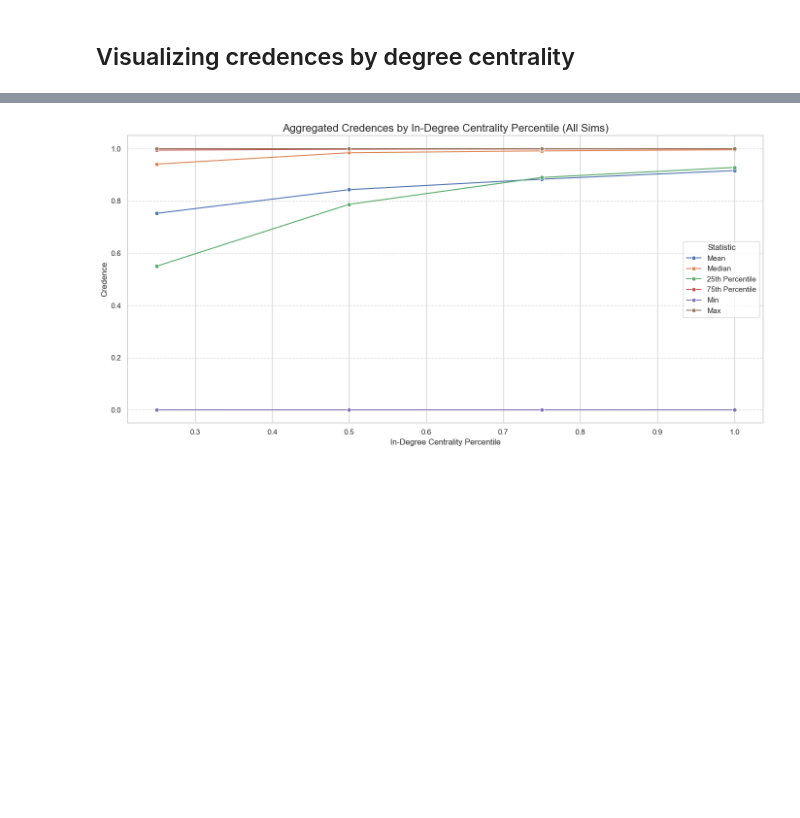
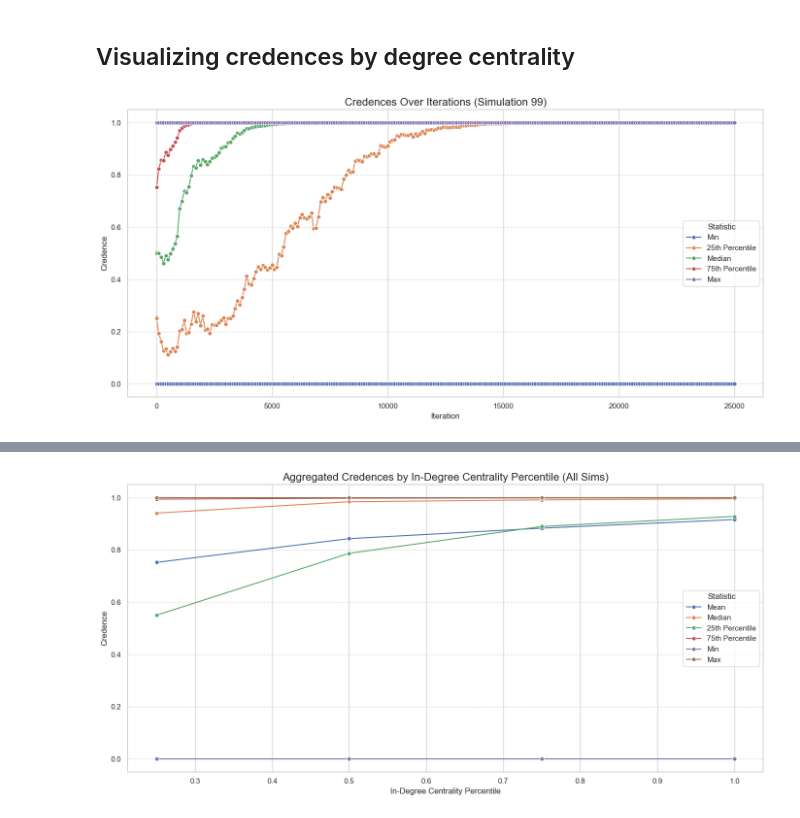
Before and after one commit to alexandroskoliousis/polygraphs, a Jupyter notebook: examples/beliefs/beliefs_comparision.ipynb, the cells around one changed output, grey strips where cells are left out. Drawn from its saved outputs; the diff is of its cells as text; code cells hidden in the pictures; blank space fills up the shorter version.

```diff
--- a/examples/beliefs/beliefs_comparision.ipynb
+++ b/examples/beliefs/beliefs_comparision.ipynb
@@ -269,3 +269,90 @@ for op in unique_ops:
 [figure]
 # %% [markdown]
 ## Visualizing credences by degree centrality
+# %%
+import networkx as nx
+
+# Single Simulation Visualization
+sim_id = 99
+beliefs = processor.beliefs[sim_id].reset_index()
+graph = processor.graphs[sim_id]
+
+# Ensure the graph is directed
+if not graph.is_directed():
+    graph = nx.DiGraph(graph)
+
+# Compute in-degree and out-degree centrality
+beliefs["in_degree_centrality"] = beliefs["node"].map(nx.in_degree_centrality(graph))
+beliefs["out_degree_centrality"] = beliefs["node"].map(nx.out_degree_centrality(graph))
+
+# Compute statistics by iteration
+single_sim_stats = (
+    beliefs.groupby(["iteration"])
+    .agg(
+        min_beliefs=("beliefs", "min"),
+        p25_beliefs=("beliefs", lambda x: x.quantile(0.25)),
+        median_beliefs=("beliefs", "median"),
+        p75_beliefs=("beliefs", lambda x: x.quantile(0.75)),
+        max_beliefs=("beliefs", "max")
+    )
+    .reset_index()
+)
+
+# Plot Single Simulation
+plt.figure(figsize=(14, 7))
+sns.lineplot(data=single_sim_stats, x="iteration", y="min_beliefs", label="Min", marker="o")
+sns.lineplot(data=single_sim_stats, x="iteration", y="p25_beliefs", label="25th Percentile", marker="o")
+sns.lineplot(data=single_sim_stats, x="iteration", y="median_beliefs", label="Median", marker="o")
+sns.lineplot(data=single_sim_stats, x="iteration", y="p75_beliefs", label="75th Percentile", marker="o")
+sns.lineplot(data=single_sim_stats, x="iteration", y="max_beliefs", label="Max", marker="o")
+plt.title(f"Credences Over Iterations (Simulation {sim_id})", fontsize=16)
+plt.xlabel("Iteration", fontsize=12)
+plt.ylabel("Credence", fontsize=12)
+plt.legend(title="Statistic")
+plt.grid(axis="y", linestyle="--", alpha=0.7)
+plt.tight_layout()
+plt.show()
+
+# Aggregated Visualizations by Operator
+agg_stats = []
+
+for sim_id, sim_row in processor.sims.iterrows():
+    beliefs = processor.beliefs[sim_id].reset_index()
+    beliefs["op"] = sim_row.op
+
+    # Compute statistics by operator and iteration
+    stats = (
+        beliefs.groupby(["op", "iteration"])
+        .agg(
+            min_beliefs=("beliefs", "min"),
+            p25_beliefs=("beliefs", lambda x: x.quantile(0.25)),
+            median_beliefs=("beliefs", "median"),
+            p75_beliefs=("beliefs", lambda x: x.quantile(0.75)),
+            max_beliefs=("beliefs", "max")
+        )
+        .reset_index()
+    )
+    agg_stats.append(stats)
+
+# Combine results across simulations
+agg_stats_df = pd.concat(agg_stats)
+
+# Plot Aggregated Visualizations for Each Operator
+for op in agg_stats_df["op"].unique():
+    op_data = agg_stats_df[agg_stats_df["op"] == op]
+
+    plt.figure(figsize=(14, 7))
+    sns.lineplot(data=op_data, x="iteration", y="min_beliefs", label="Min", marker="o")
+    sns.lineplot(data=op_data, x="iteration", y="p25_beliefs", label="25th Percentile", marker="o")
+    sns.lineplot(data=op_data, x="iteration", y="median_beliefs", label="Median", marker="o")
+    sns.lineplot(data=op_data, x="iteration", y="p75_beliefs", label="75th Percentile", marker="o")
+    sns.lineplot(data=op_data, x="iteration", y="max_beliefs", label="Max", marker="o")
+    plt.title(f"Aggregated Credences Over Iterations (Operator: {op})", fontsize=16)
+    plt.xlabel("Iteration", fontsize=12)
+    plt.ylabel("Credence", fontsize=12)
+    plt.legend(title="Statistic")
+    plt.grid(axis="y", linestyle="--", alpha=0.7)
+    plt.tight_layout()
+    plt.show()
+# %% [output]
+[figure, added]
```
Also changed, not shown: parts of 3 cells of this notebook, 18 other files.
